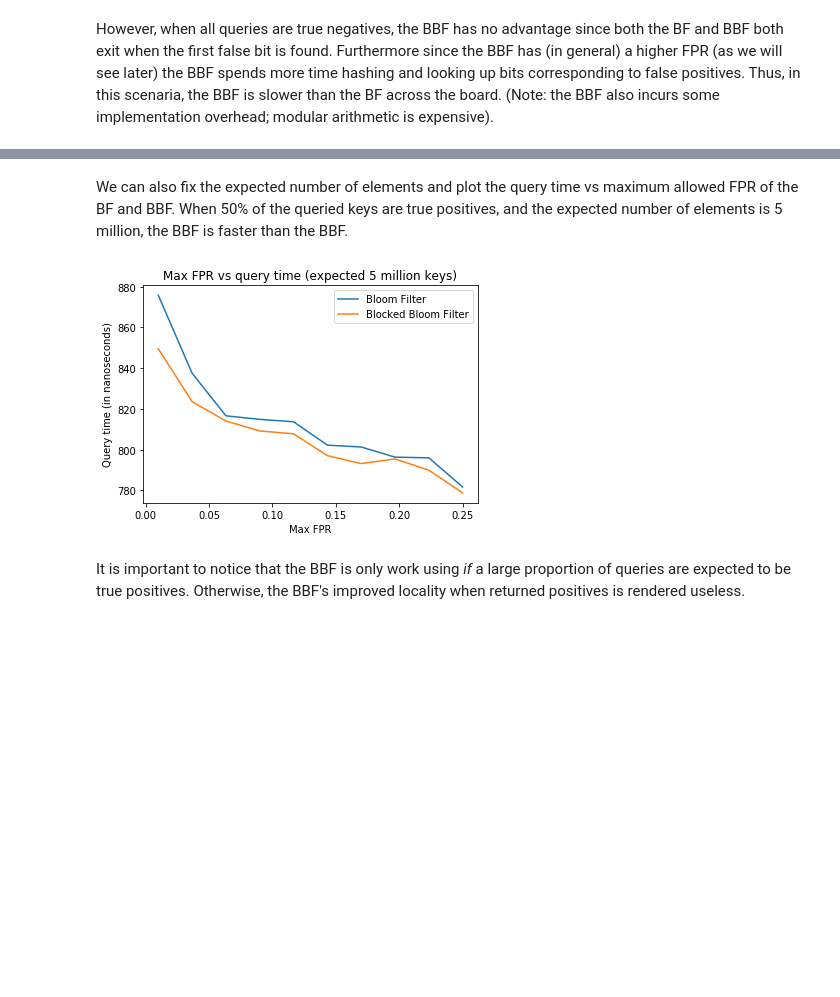
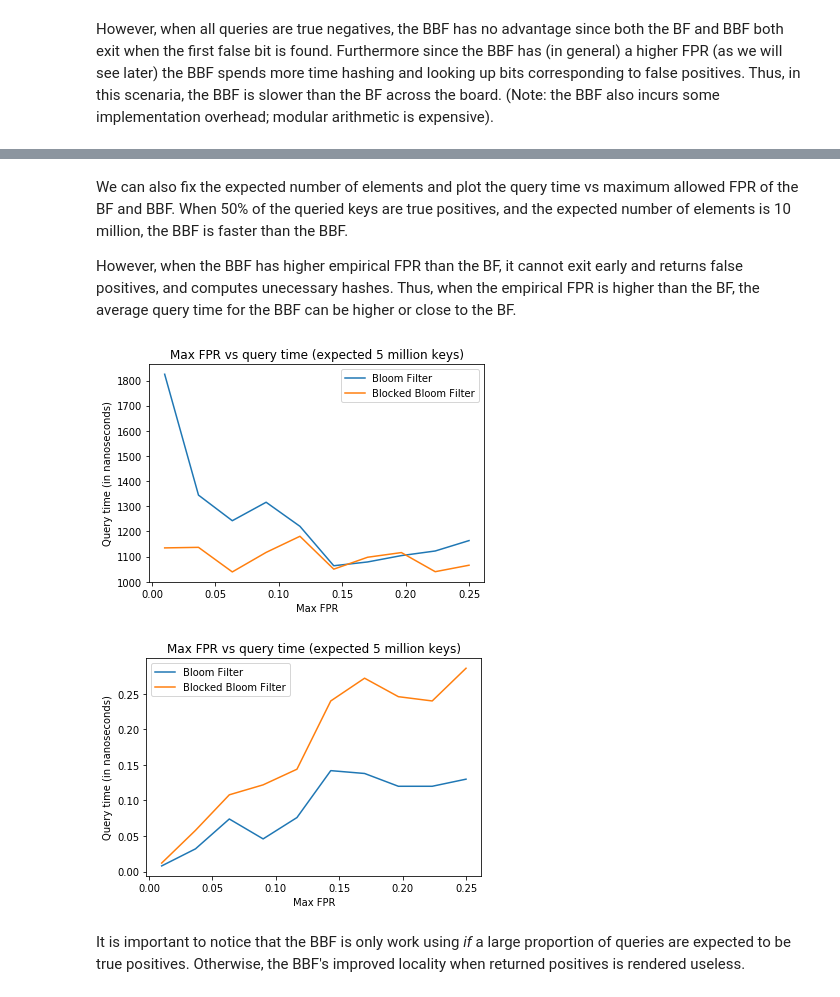
Before and after one commit to theJasonFan/cmsc858D, a Jupyter notebook: benchmarks/bloom_filter/bf_benchmark.ipynb, the cells around one changed output, grey strips where cells are left out. Cells and saved outputs as stored; diff of their text form; code cells hidden in the pictures; blank space fills up the shorter version.

```diff
--- a/benchmarks/bloom_filter/bf_benchmark.ipynb
+++ b/benchmarks/bloom_filter/bf_benchmark.ipynb
@@ -82,16 +75,27 @@ plt.show()
 # %% [markdown]
-We can also fix the expected number of elements and plot the query time vs maximum allowed FPR of the BF and BBF. When 50% of the queried keys are true positives, and the expected number of elements is 5 million, the BBF is faster than the BBF.
+We can also fix the expected number of elements and plot the query time vs maximum allowed FPR of the BF and BBF. When 50% of the queried keys are true positives, and the expected number of elements is 10 million, the BBF is faster than the BBF.
+
+However, when the BBF has higher empirical FPR than the BF, it cannot exit early and returns false positives, and computes unecessary hashes. Thus, when the empirical FPR is higher than the BF, the average query time for the BBF can be higher or close to the BF.
 # %%
-data =  results[(results.N == 4999996) & (results.frac_query_inserted == 0.5)]
+data =  results[(results.N == 10000000) & (results.frac_query_inserted == 0.5)]
 plt.plot(data[data.amq=='bf'].FPR, data[data.amq=='bf'].query_time, label='Bloom Filter')
 plt.plot(data[data.amq=='bbf'].FPR, data[data.amq=='bbf'].query_time, label='Blocked Bloom Filter')
 plt.legend()
 plt.title('Max FPR vs query time (expected 5 million keys)')
 plt.xlabel('Max FPR')
 plt.ylabel('Query time (in nanoseconds)')
 plt.show()
+
+plt.plot(data[data.amq=='bf'].FPR, data[data.amq=='bf'].empirical_FPR, label='Bloom Filter')
+plt.plot(data[data.amq=='bbf'].FPR, data[data.amq=='bbf'].empirical_FPR, label='Blocked Bloom Filter')
+plt.legend()
+plt.title('Max FPR vs query time (expected 5 million keys)')
+plt.xlabel('Max FPR')
+plt.ylabel('Query time (in nanoseconds)')
+plt.show()
 # %% [output]
-[figure, old version]
+[figure, new version]
+[figure, added]
 # %% [markdown]
 It is important to notice that the BBF is only work using *if* a large proportion of queries are expected to be true positives. Otherwise, the BBF's improved locality when returned positives is rendered useless.
 # %% [markdown]
```
Also changed, not shown: parts of 16 cells of this notebook, 6 other files.
